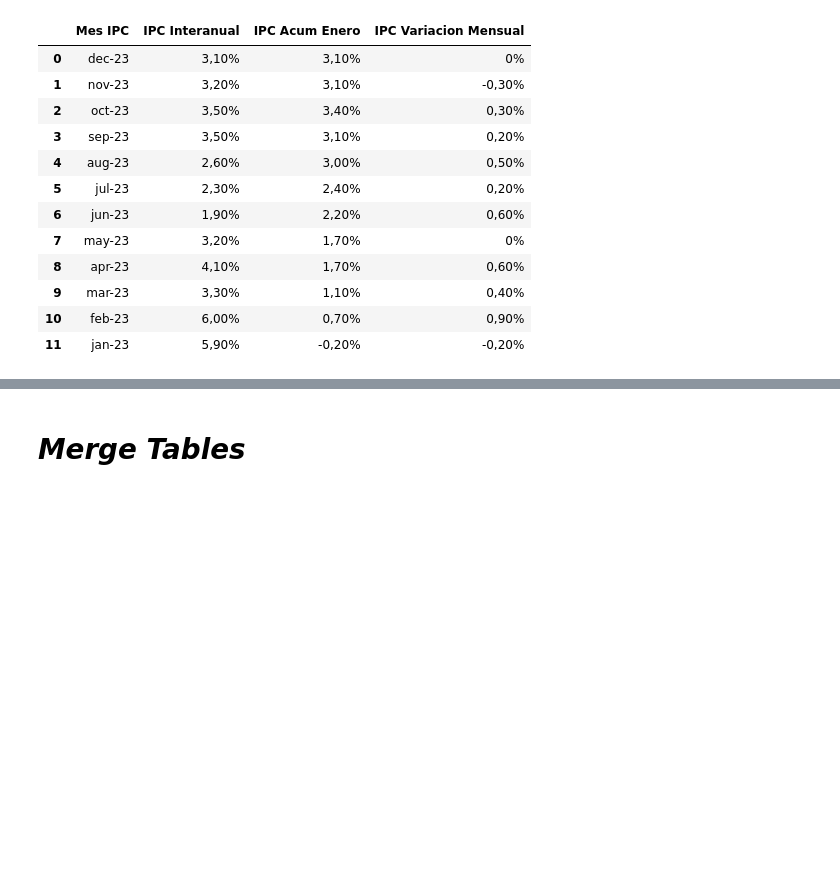
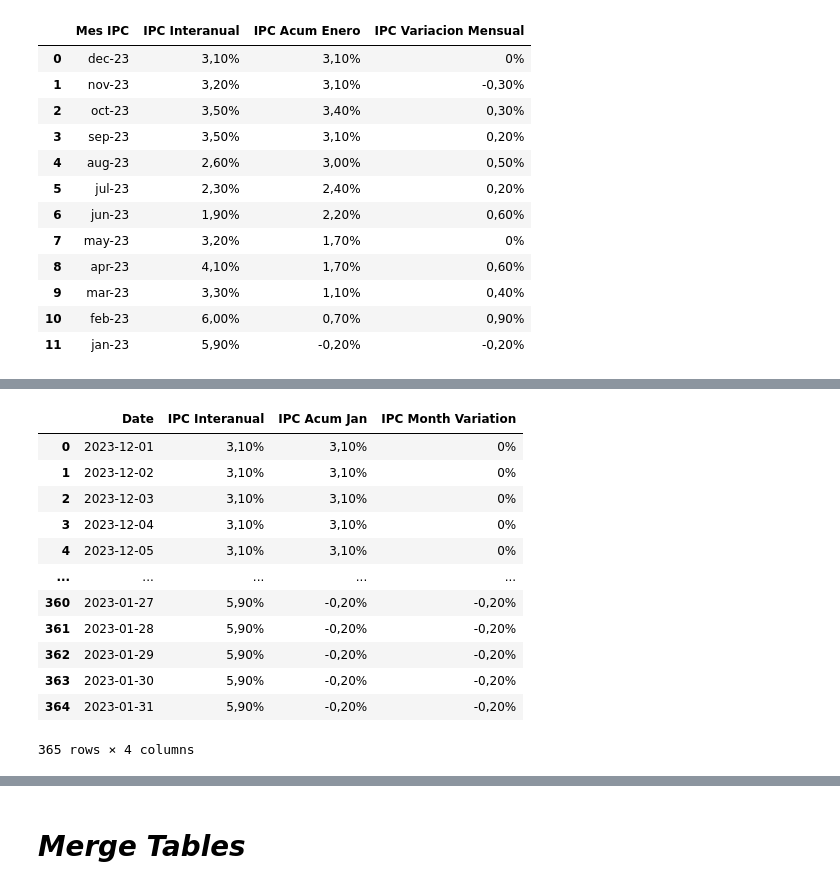
Before and after one commit to Manilab2309/ia-machine-learning, a Jupyter notebook: lab/NB_analyst_broker_operations.ipynb, the cells around one changed output, grey strips where cells are left out. Saved outputs shown, nothing was run; the diff lists cells and outputs as text; code cells hidden in the pictures; blank space fills up the shorter version.

Commit message:
Expand IPC 2023 dates

```diff
--- a/lab/NB_analyst_broker_operations.ipynb
+++ b/lab/NB_analyst_broker_operations.ipynb
@@ -261,3 +261,40 @@ df_ipc_2023
 | 11 | 2023-01-01 | 5,90% | -0,20% | -0,20% |
 # %%
 # TODO: Remove % from cells
+# %%
+# Now we need expand the table
+
+import datetime
+import calendar
+
+# Declare new Dataframe
+df_ipc_2023_expanded = pd.DataFrame()
+df_ipc_2023_expanded = pd.DataFrame(columns=['Date', 'IPC Interanual', 'IPC Acum Jan', 'IPC Month Variation'])
+
+for i in df_ipc_2023.index:
+    #print(df_ipc_2023['Month'][i], df_ipc_2023['IPC Interanual'][i], df_ipc_2023['IPC Acum Jan'][i], df_ipc_2023['IPC Month Variation'][i])
+    instantDate = datetime.datetime.strptime(df_ipc_2023['Month'][i], '%Y-%m-%d')
+    year = instantDate.year
+    month = instantDate.month
+    num_days = calendar.monthrange(year, month)[1]
+    days = [datetime.date(year, month, day).strftime('%Y-%m-%d') for day in range(1, num_days+1)]
+
+    for d in days:
+      # Add values to new dataframe
+      df_ipc_2023_expanded.loc[len(df_ipc_2023_expanded.index)] = [d, df_ipc_2023['IPC Interanual'][i], df_ipc_2023['IPC Acum Jan'][i],df_ipc_2023['IPC Month Variation'][i]]
+
+df_ipc_2023_expanded
+# %% [output]
+|  | Date | IPC Interanual | IPC Acum Jan | IPC Month Variation |
+| 0 | 2023-12-01 | 3,10% | 3,10% | 0% |
+| 1 | 2023-12-02 | 3,10% | 3,10% | 0% |
+| 2 | 2023-12-03 | 3,10% | 3,10% | 0% |
+| 3 | 2023-12-04 | 3,10% | 3,10% | 0% |
+| 4 | 2023-12-05 | 3,10% | 3,10% | 0% |
+| ... | ... | ... | ... | ... |
+| 360 | 2023-01-27 | 5,90% | -0,20% | -0,20% |
+| 361 | 2023-01-28 | 5,90% | -0,20% | -0,20% |
+| 362 | 2023-01-29 | 5,90% | -0,20% | -0,20% |
+| 363 | 2023-01-30 | 5,90% | -0,20% | -0,20% |
+| 364 | 2023-01-31 | 5,90% | -0,20% | -0,20% |
+365 rows × 4 columns
```
Also changed, not shown: parts of 9 cells of this notebook.
